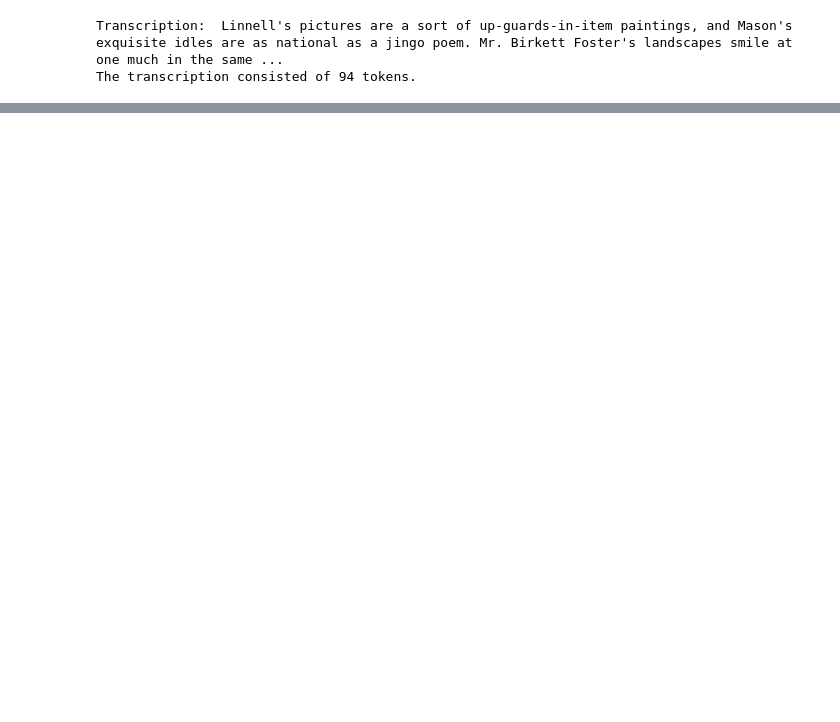
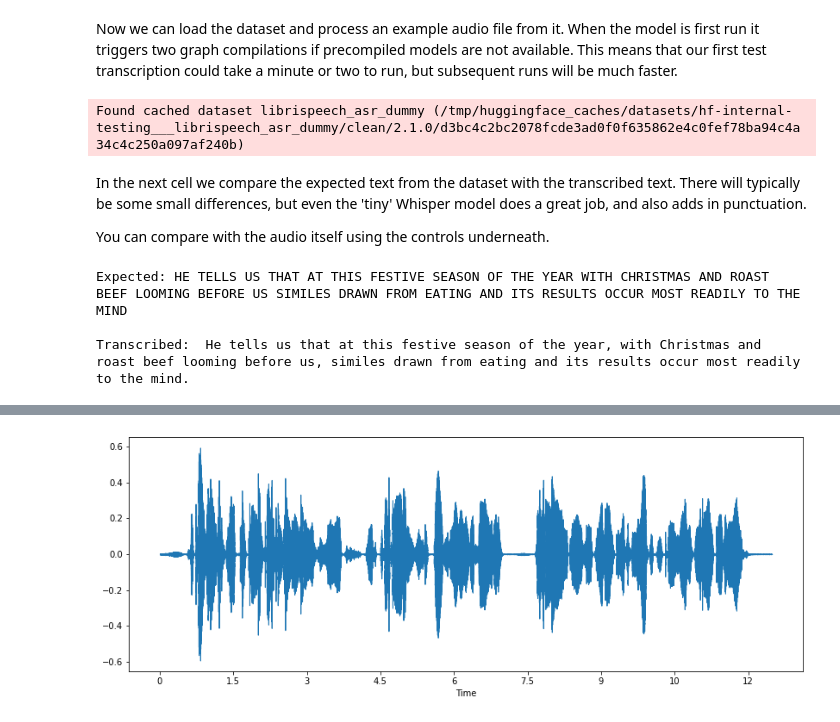
Before and after one commit to huggingface/optimum-graphcore, a Jupyter notebook: notebooks/whisper-example.ipynb, the cells around one changed output, grey strips where cells are left out. Cells and saved outputs as stored; diff of their text form; code cells hidden in the pictures; blank space fills up the shorter version.

Commit message:
Reworking of Whisper inference notebook

```diff
--- a/notebooks/whisper-example.ipynb
+++ b/notebooks/whisper-example.ipynb
@@ -84,11 +77,39 @@ ipu_config = IPUConfig(executable_cache_dir=executable_cache_dir, ipus_per_repli
 pipelined_model = to_pipelined(model, ipu_config)
 pipelined_model = pipelined_model.parallelize(for_generation=True).half()
+# %% [markdown]
+Now we can load the dataset and process an example audio file from it.
+When the model is first run it triggers two graph compilations if precompiled models are not available.
+This means that our first test transcription could take a minute or two to run, but subsequent runs will be much faster.
 # %%
-# This triggers a compilation the first time around (unless a precompiled model is available)
-sample_output = pipelined_model.generate(input_features, max_length=max_length, min_length=3)
-transcription = processor.batch_decode(sample_output, skip_special_tokens=True)[0]
-print("Transcription:",transcription)
-print("The transcription consisted of",sample_output.shape[-1],"tokens.")
+# load the dataset and read an example soundfile
+ds = load_dataset("hf-internal-testing/librispeech_asr_dummy", "clean", split="validation")
+test_sample = ds[2]
+sample_rate = test_sample['audio']['sampling_rate']
+
+def transcribe(data, rate):
+    input_features = processor(data, return_tensors="pt", sampling_rate=rate).input_features.half()
+
+    # This triggers a compilation the first time around (unless a precompiled model is available)
+    sample_output = pipelined_model.generate(input_features, max_length=448, min_length=3)
+    transcription = processor.batch_decode(sample_output, skip_special_tokens=True)[0]
+    return transcription
+
+test_transcription = transcribe(test_sample["audio"]["array"], sample_rate)
 # %% [output]
-Transcription:  Linnell's pictures are a sort of up-guards-in-item paintings, and Mason's exquisite idles are as national as a jingo poem. Mr. Birkett Foster's landscapes smile at one much in the same ...
-The transcription consisted of 94 tokens.
+Found cached dataset librispeech_asr_dummy (/tmp/huggingface_caches/datasets/hf-internal-testing___librispeech_asr_dummy/clean/2.1.0/d3bc4c2bc2078fcde3ad0f0f635862e4c0fef78ba94c4a34c4c250a097af240b)
+# %% [markdown]
+In the next cell we compare the expected text from the dataset with the transcribed text.
+There will typically be some small differences, but even the 'tiny' Whisper model does a great job, and also adds in punctuation.
+
+You can compare with the audio itself using the controls underneath.
+# %%
+print(f"Expected: {test_sample['text']}\n")
+print(f"Transcribed: {test_transcription}")
+
+matplotlib.pyplot.figure(figsize=(14, 5))
+librosa.display.waveshow(test_sample["audio"]["array"], sr=sample_rate)
+IPython.display.Audio(test_sample["audio"]["array"], rate=sample_rate)
+# %% [output]
+Expected: HE TELLS US THAT AT THIS FESTIVE SEASON OF THE YEAR WITH CHRISTMAS AND ROAST BEEF LOOMING BEFORE US SIMILES DRAWN FROM EATING AND ITS RESULTS OCCUR MOST READILY TO THE MIND
+
+Transcribed:  He tells us that at this festive season of the year, with Christmas and roast beef looming before us, similes drawn from eating and its results occur most readily to the mind.
@@ -94,0 +117 @@ The transcription consisted of 94 tokens.
+[figure, added]
```
Also changed, not shown: parts of 25 cells of this notebook.
